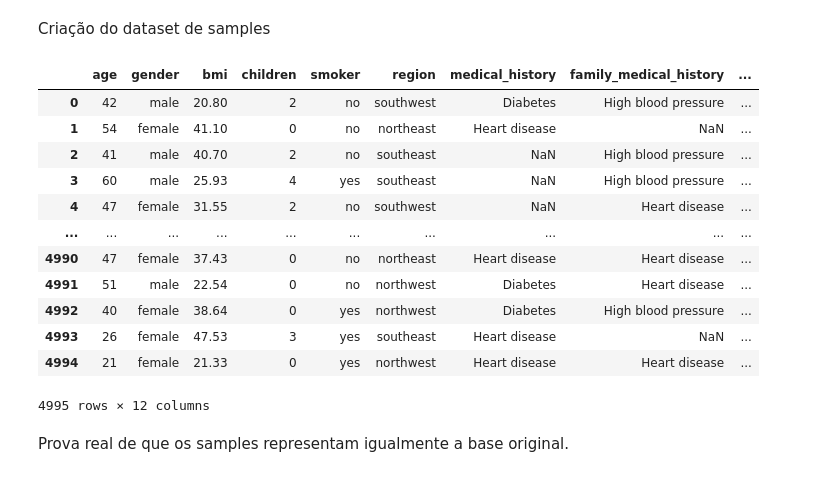
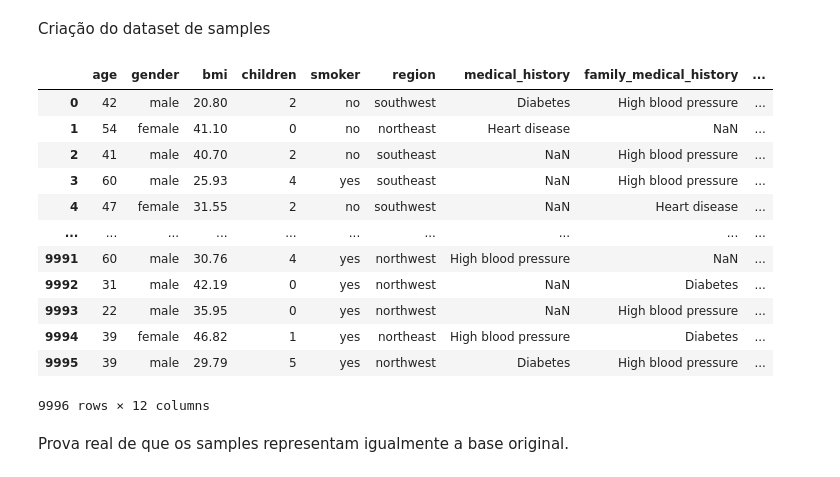
Before and after one commit to matheus-emuniz/tech_challenge_1, a Jupyter notebook: tech_challenge_final.ipynb, the cells around one changed output. Drawn from its saved outputs; the diff is of its cells as text; code cells hidden in the pictures.

```diff
--- a/tech_challenge_final.ipynb
+++ b/tech_challenge_final.ipynb
@@ -197,28 +198,28 @@ Criação do dataset de samples
 # %%
 sampled_data = pd.DataFrame()
 for cluster_id in range(kmeans.n_clusters):
     cluster_data = dados[cluster_labels == cluster_id]
     # sample de 1% de cada cluster
-    sample_size = int(0.005 * len(cluster_data))
+    sample_size = int(0.01 * len(cluster_data))
     cluster_sample = cluster_data.sample(n=sample_size, random_state=42)
     sampled_data = pd.concat([sampled_data, cluster_sample])
 
 sampled_data.reset_index(drop=True, inplace=True)
 sampled_data
 # %% [output]
 |  | age | gender | bmi | children | smoker | region | medical_history | family_medical_history | ... |
 | 0 | 42 | male | 20.80 | 2 | no | southwest | Diabetes | High blood pressure | ... |
 | 1 | 54 | female | 41.10 | 0 | no | northeast | Heart disease | NaN | ... |
 | 2 | 41 | male | 40.70 | 2 | no | southeast | NaN | High blood pressure | ... |
 | 3 | 60 | male | 25.93 | 4 | yes | southeast | NaN | High blood pressure | ... |
 | 4 | 47 | female | 31.55 | 2 | no | southwest | NaN | Heart disease | ... |
 | ... | ... | ... | ... | ... | ... | ... | ... | ... | ... |
-| 4990 | 47 | female | 37.43 | 0 | no | northeast | Heart disease | Heart disease | ... |
-| 4991 | 51 | male | 22.54 | 0 | no | northwest | Diabetes | Heart disease | ... |
-| 4992 | 40 | female | 38.64 | 0 | yes | northwest | Diabetes | High blood pressure | ... |
-| 4993 | 26 | female | 47.53 | 3 | yes | southeast | Heart disease | NaN | ... |
-| 4994 | 21 | female | 21.33 | 0 | yes | northwest | Heart disease | Heart disease | ... |
+| 9991 | 60 | male | 30.76 | 4 | yes | northwest | High blood pressure | NaN | ... |
+| 9992 | 31 | male | 42.19 | 0 | yes | northwest | NaN | Diabetes | ... |
+| 9993 | 22 | male | 35.95 | 0 | yes | northwest | NaN | High blood pressure | ... |
+| 9994 | 39 | female | 46.82 | 1 | yes | northeast | High blood pressure | Diabetes | ... |
+| 9995 | 39 | male | 29.79 | 5 | yes | northwest | Diabetes | High blood pressure | ... |
-4995 rows × 12 columns
+9996 rows × 12 columns
 # %% [markdown]
 Prova real de que os samples representam igualmente a base original.
 # %%
```
Also changed, not shown: parts of 13 cells of this notebook.
